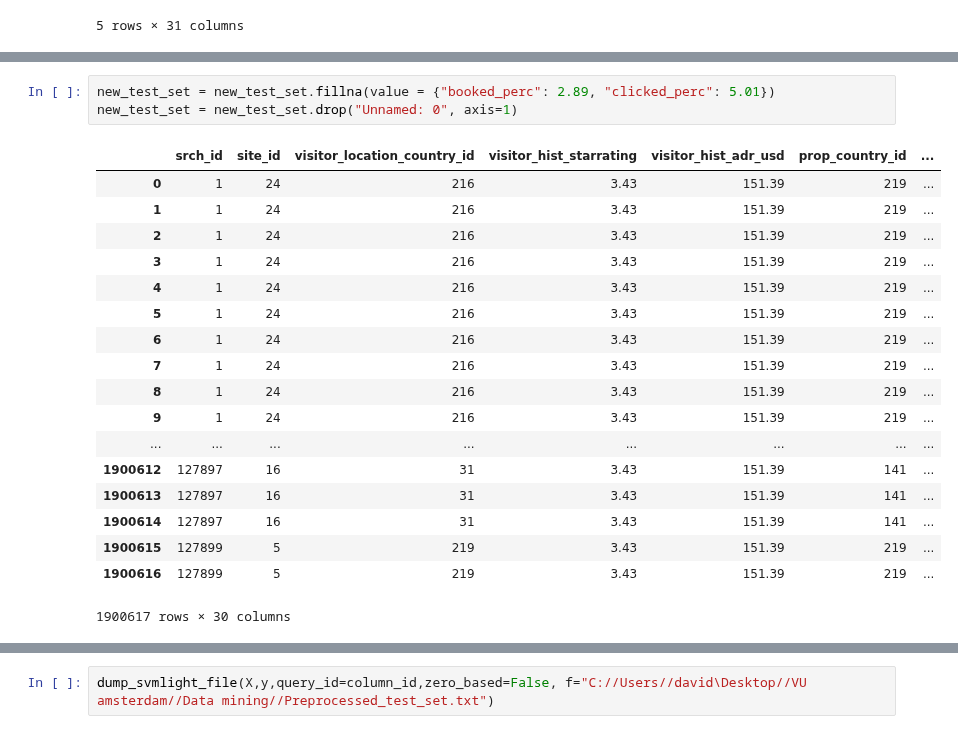
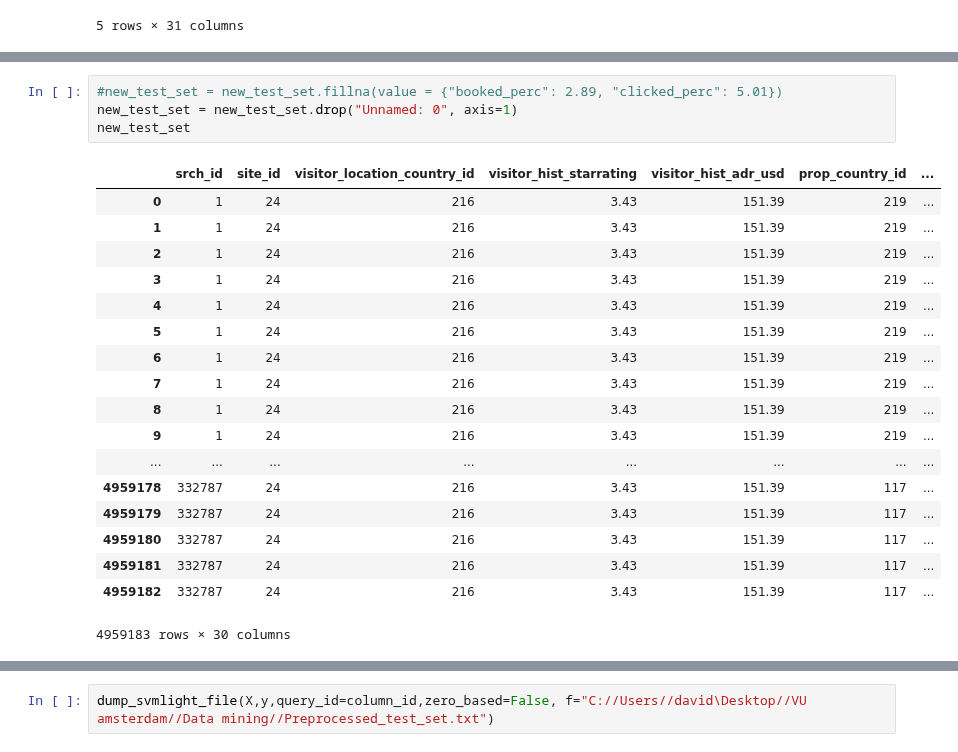
Before and after one commit to DavideBrex/Expedia-Hotels-recommendation-system, a Jupyter notebook: Test_ranking_models.ipynb, the cells around one changed output, grey strips where cells are left out. Cells and saved outputs as stored; diff of their text form.

```diff
--- a/Test_ranking_models.ipynb
+++ b/Test_ranking_models.ipynb
@@ -417,24 +444,25 @@ new_test_set.head()
 # %%
-new_test_set = new_test_set.fillna(value = {"booked_perc": 2.89, "clicked_perc": 5.01})
+#new_test_set = new_test_set.fillna(value = {"booked_perc": 2.89, "clicked_perc": 5.01})
 new_test_set = new_test_set.drop("Unnamed: 0", axis=1)
+new_test_set
 # %% [output]
 |  | srch_id | site_id | visitor_location_country_id | visitor_hist_starrating | visitor_hist_adr_usd | prop_country_id | ... |
 | 0 | 1 | 24 | 216 | 3.43 | 151.39 | 219 | ... |
 | 1 | 1 | 24 | 216 | 3.43 | 151.39 | 219 | ... |
 | 2 | 1 | 24 | 216 | 3.43 | 151.39 | 219 | ... |
 | 3 | 1 | 24 | 216 | 3.43 | 151.39 | 219 | ... |
 | 4 | 1 | 24 | 216 | 3.43 | 151.39 | 219 | ... |
 | 5 | 1 | 24 | 216 | 3.43 | 151.39 | 219 | ... |
 | 6 | 1 | 24 | 216 | 3.43 | 151.39 | 219 | ... |
 | 7 | 1 | 24 | 216 | 3.43 | 151.39 | 219 | ... |
 | 8 | 1 | 24 | 216 | 3.43 | 151.39 | 219 | ... |
 | 9 | 1 | 24 | 216 | 3.43 | 151.39 | 219 | ... |
 | ... | ... | ... | ... | ... | ... | ... | ... |
-| 1900612 | 127897 | 16 | 31 | 3.43 | 151.39 | 141 | ... |
-| 1900613 | 127897 | 16 | 31 | 3.43 | 151.39 | 141 | ... |
-| 1900614 | 127897 | 16 | 31 | 3.43 | 151.39 | 141 | ... |
-| 1900615 | 127899 | 5 | 219 | 3.43 | 151.39 | 219 | ... |
-| 1900616 | 127899 | 5 | 219 | 3.43 | 151.39 | 219 | ... |
+| 4959178 | 332787 | 24 | 216 | 3.43 | 151.39 | 117 | ... |
+| 4959179 | 332787 | 24 | 216 | 3.43 | 151.39 | 117 | ... |
+| 4959180 | 332787 | 24 | 216 | 3.43 | 151.39 | 117 | ... |
+| 4959181 | 332787 | 24 | 216 | 3.43 | 151.39 | 117 | ... |
+| 4959182 | 332787 | 24 | 216 | 3.43 | 151.39 | 117 | ... |
-1900617 rows × 30 columns
+4959183 rows × 30 columns
 # %%
 new_test_set = new_test_set.drop("random_bool", axis=1)
```
Also changed, not shown: parts of 19 cells of this notebook, 2 other files.
